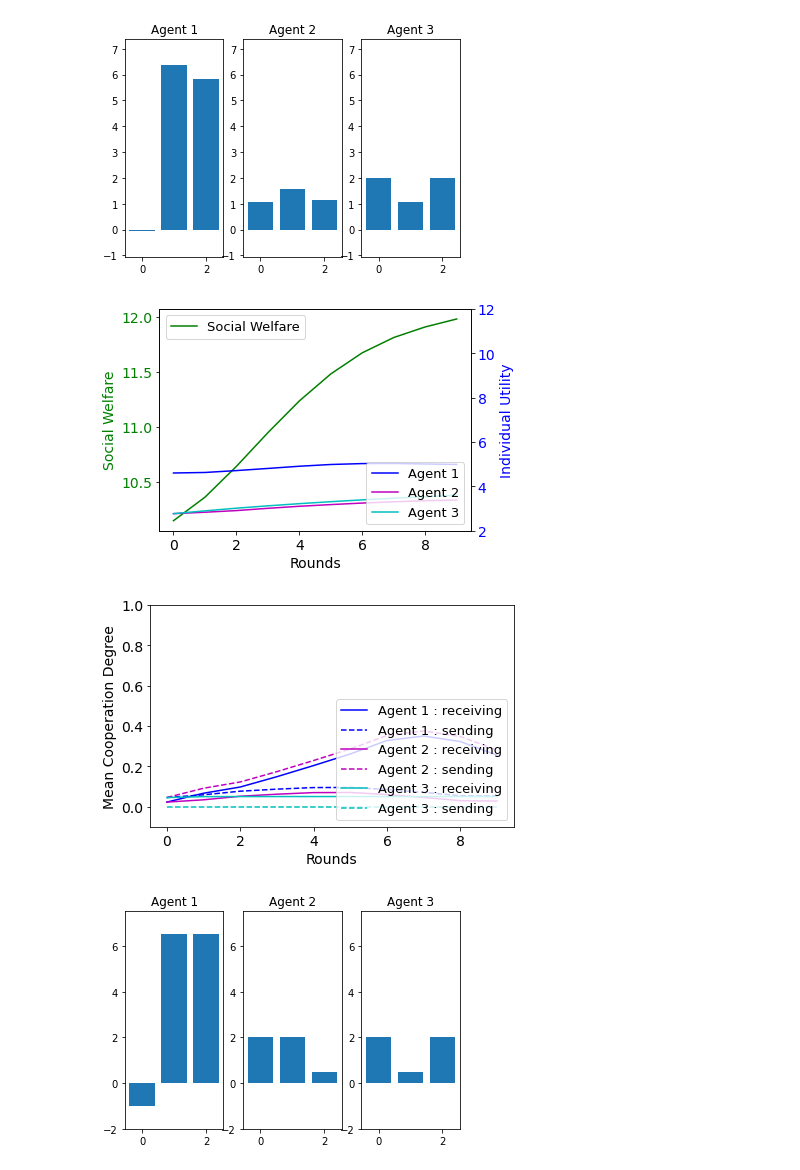
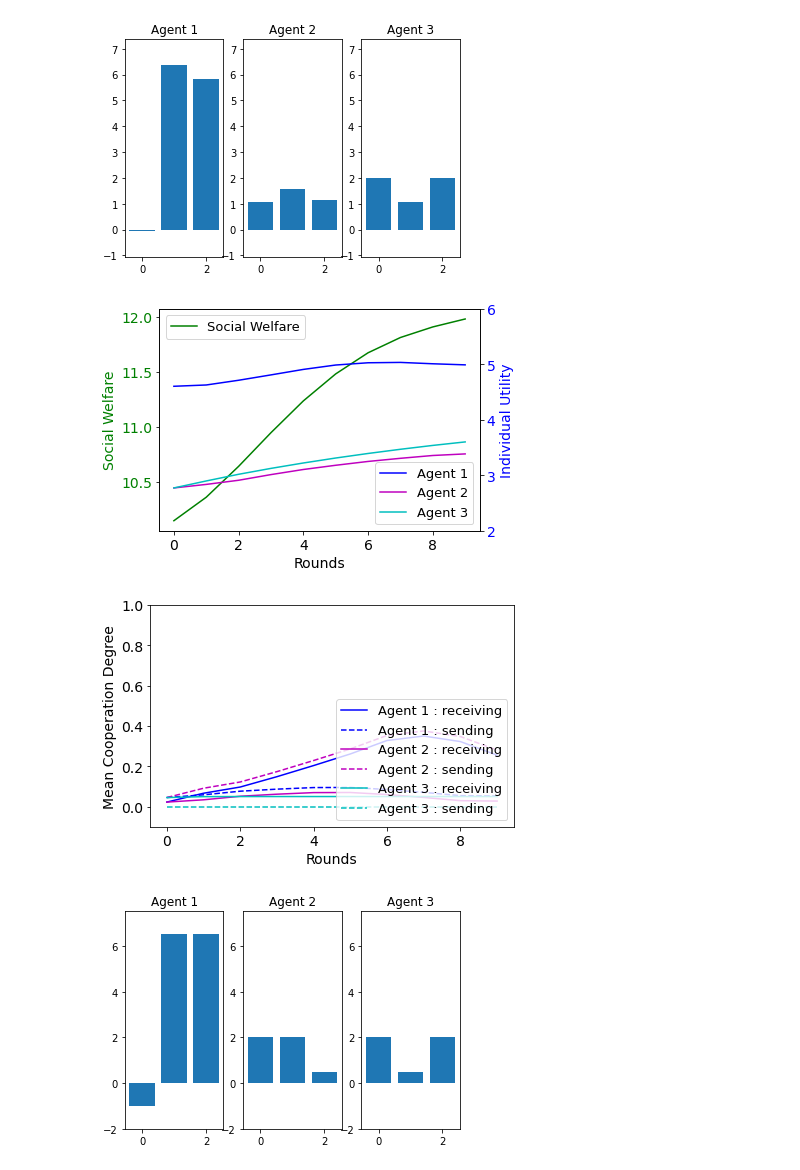
Before and after one commit to tlgleo/sharing_resources, a Jupyter notebook: sharing_resources.ipynb, the cells around one changed output. Saved outputs shown, nothing was run; the diff lists cells and outputs as text; code cells hidden in the pictures.

```diff
--- a/sharing_resources.ipynb
+++ b/sharing_resources.ipynb
@@ -892,8 +892,8 @@ results[0]['envs']['env_B'].show()
 # %% [output]
 [figure]
 # %%
-affiche(results[0]['envs']['env_B'],'1-defector', 2, 12, -0.1, 1)
+affiche(results_ptft[0]['envs']['env_B'],'1-defector', 2, 6, -0.1, 1)
 # %% [output]
-[figure, old version]
+[figure, new version]
 [figure]
 # %%
```
Also changed, not shown: parts of 8 cells of this notebook.
